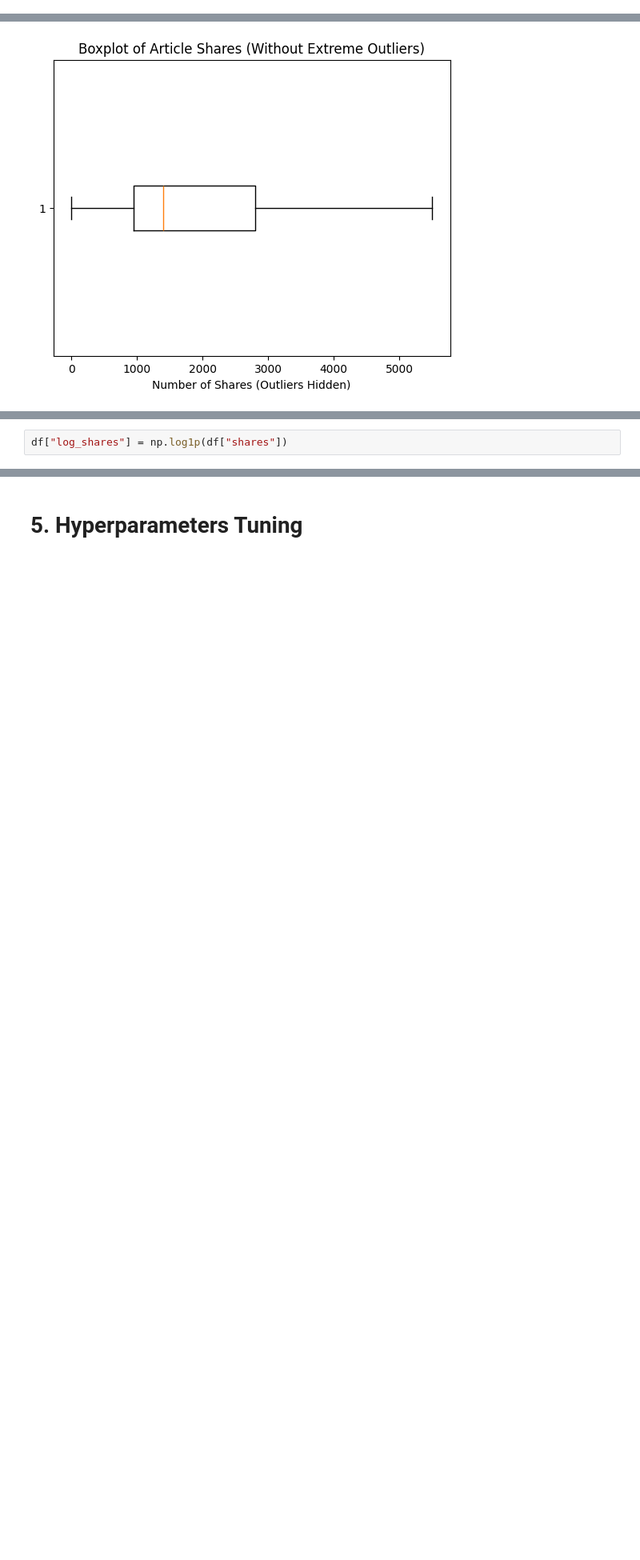
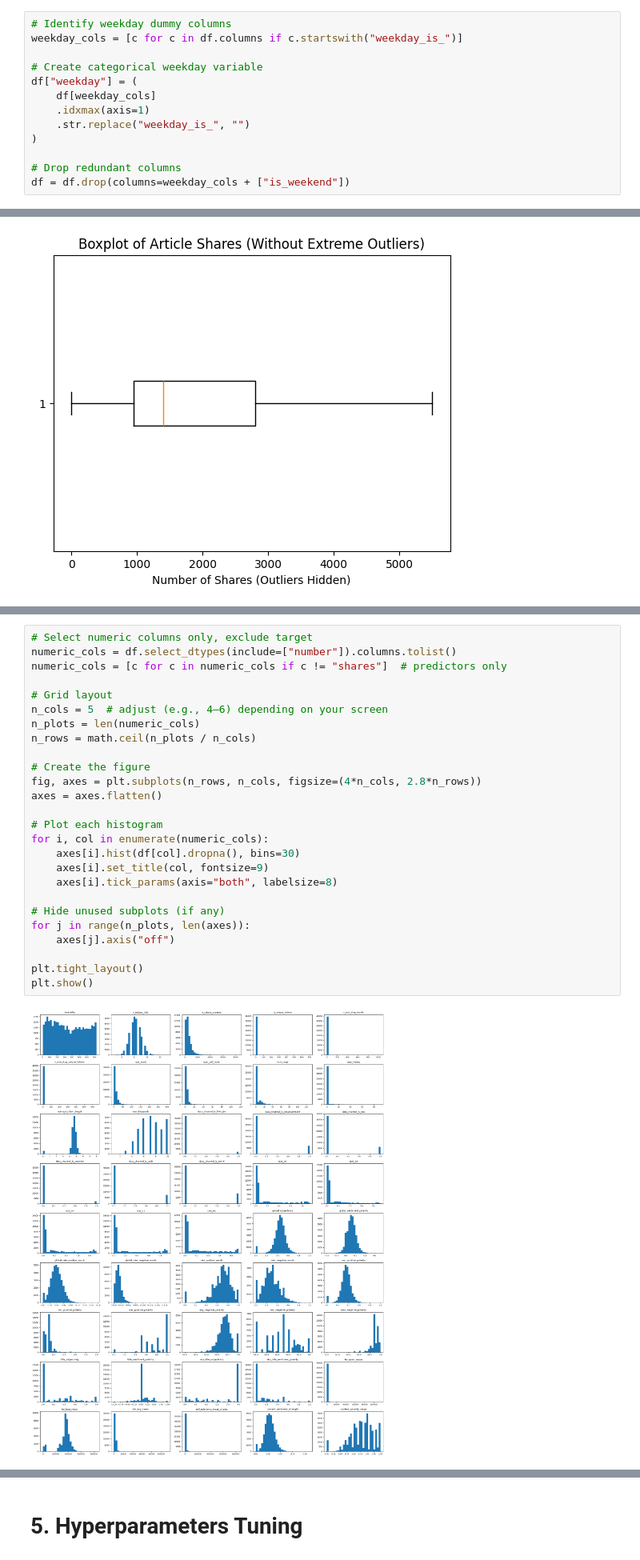
Before and after one commit to Weronikaa2001/ML2_final_project, a Jupyter notebook: ML2_final.ipynb, the cells around one changed output, grey strips where cells are left out. Shown at 80% size. Saved outputs shown, nothing was run; the diff lists cells and outputs as text; blank space fills up the shorter version.

```diff
--- a/ML2_final.ipynb
+++ b/ML2_final.ipynb
@@ -308,0 +326,13 @@ df["content_polarity_range"] = (
+# %%
+# Identify weekday dummy columns
+weekday_cols = [c for c in df.columns if c.startswith("weekday_is_")]
+
+# Create categorical weekday variable
+df["weekday"] = (
+    df[weekday_cols]
+    .idxmax(axis=1)
+    .str.replace("weekday_is_", "")
+)
+
+# Drop redundant columns
+df = df.drop(columns=weekday_cols + ["is_weekend"])
@@ -366,2 +405,0 @@ For the purpose of getting rid of the long right-skeweness, the logarithmization
-# %%
-df["log_shares"] = np.log1p(df["shares"])
@@ -380,0 +408,28 @@ After applying a logarithmic transformation to the target variable, the distribu
+# %%
+# Select numeric columns only, exclude target
+numeric_cols = df.select_dtypes(include=["number"]).columns.tolist()
+numeric_cols = [c for c in numeric_cols if c != "shares"]  # predictors only
+
+# Grid layout
+n_cols = 5  # adjust (e.g., 4–6) depending on your screen
+n_plots = len(numeric_cols)
+n_rows = math.ceil(n_plots / n_cols)
+
+# Create the figure
+fig, axes = plt.subplots(n_rows, n_cols, figsize=(4*n_cols, 2.8*n_rows))
+axes = axes.flatten()
+
+# Plot each histogram
+for i, col in enumerate(numeric_cols):
+    axes[i].hist(df[col].dropna(), bins=30)
+    axes[i].set_title(col, fontsize=9)
+    axes[i].tick_params(axis="both", labelsize=8)
+
+# Hide unused subplots (if any)
+for j in range(n_plots, len(axes)):
+    axes[j].axis("off")
+
+plt.tight_layout()
+plt.show()
+# %% [output]
+[figure, added]
```
Also changed, not shown: parts of 43 cells of this notebook.
